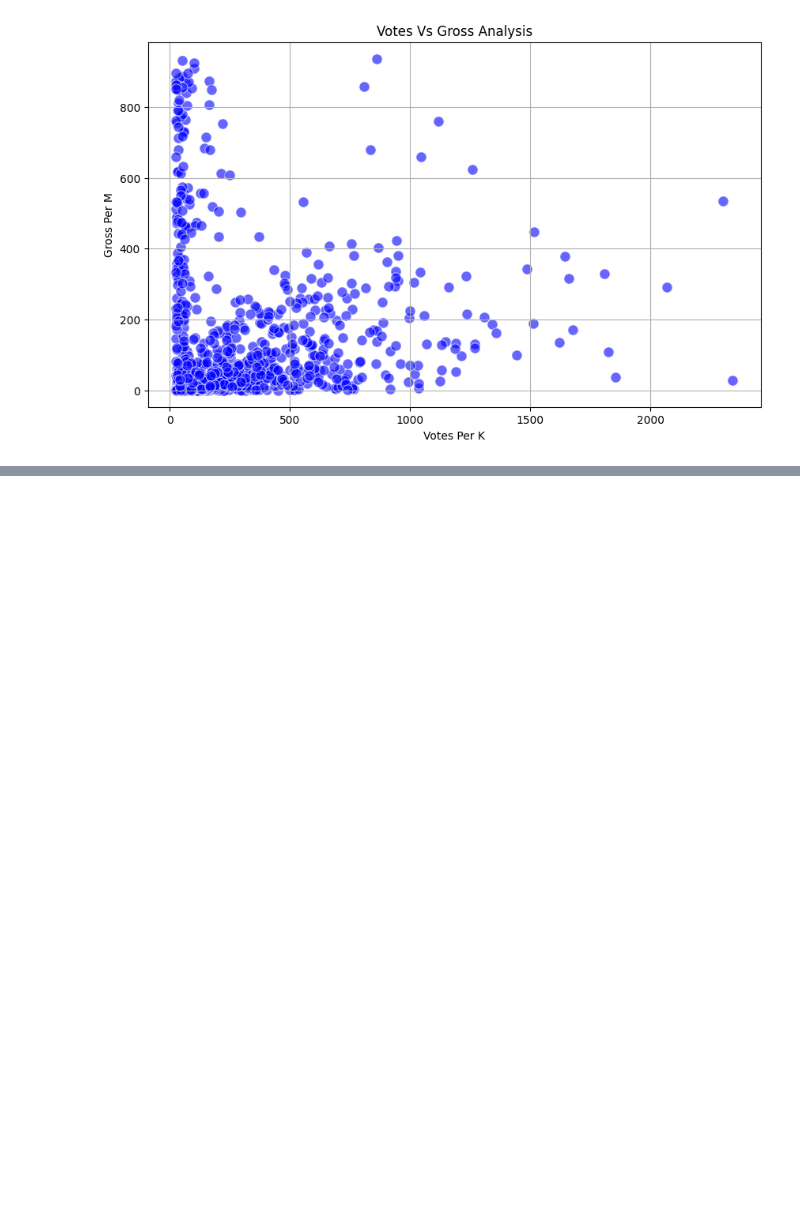
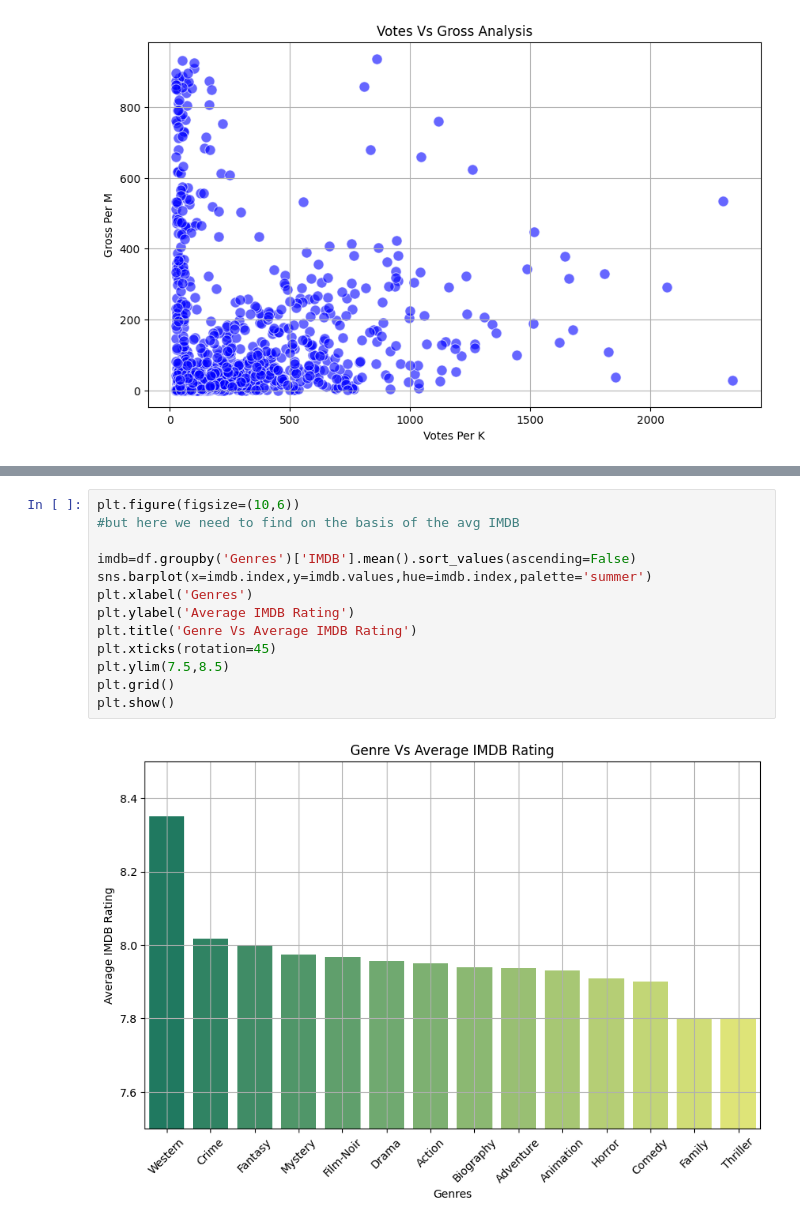
Before and after one commit to UtkarshShukla706/Cinemetrics, a Jupyter notebook: notebooks/visualization.ipynb, the cells around one changed output, grey strips where cells are left out. Cells and saved outputs as stored; diff of their text form; blank space fills up the shorter version.

Commit message:
complete visualization of data

```diff
--- a/notebooks/visualization.ipynb
+++ b/notebooks/visualization.ipynb
@@ -256,0 +263,15 @@ plt.show()
+# %%
+plt.figure(figsize=(10,6))
+#but here we need to find on the basis of the avg IMDB
+
+imdb=df.groupby('Genres')['IMDB'].mean().sort_values(ascending=False)
+sns.barplot(x=imdb.index,y=imdb.values,hue=imdb.index,palette='summer')
+plt.xlabel('Genres')
+plt.ylabel('Average IMDB Rating')
+plt.title('Genre Vs Average IMDB Rating')
+plt.xticks(rotation=45)
+plt.ylim(7.5,8.5)
+plt.grid()
+plt.show()
+# %% [output]
+[figure, added]
```
Also changed, not shown: parts of 14 cells of this notebook.
